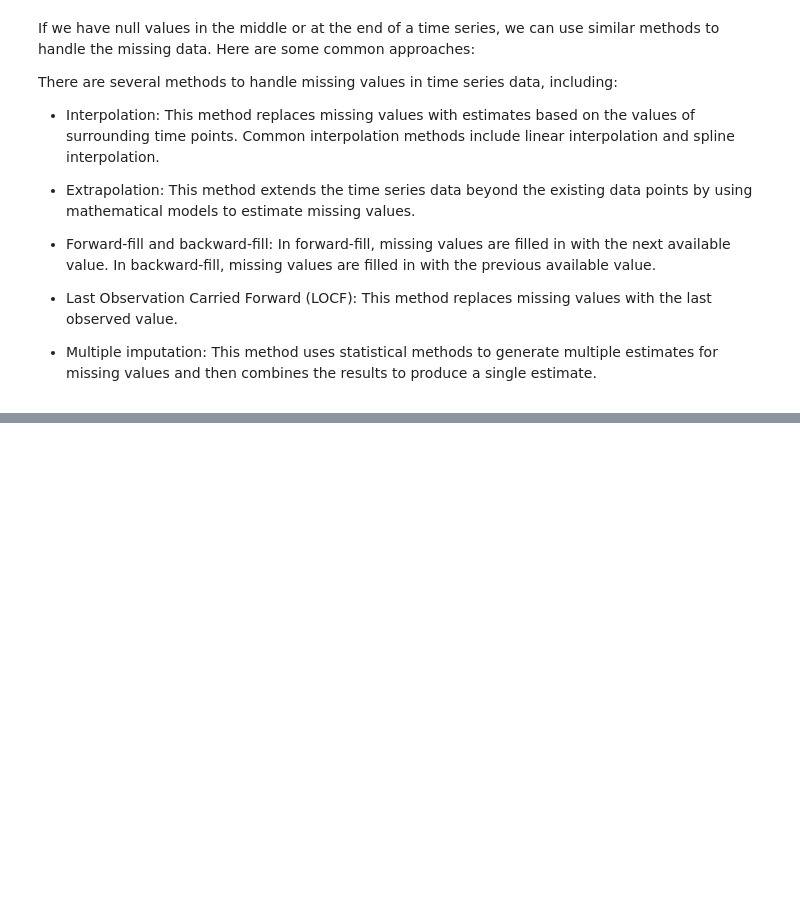
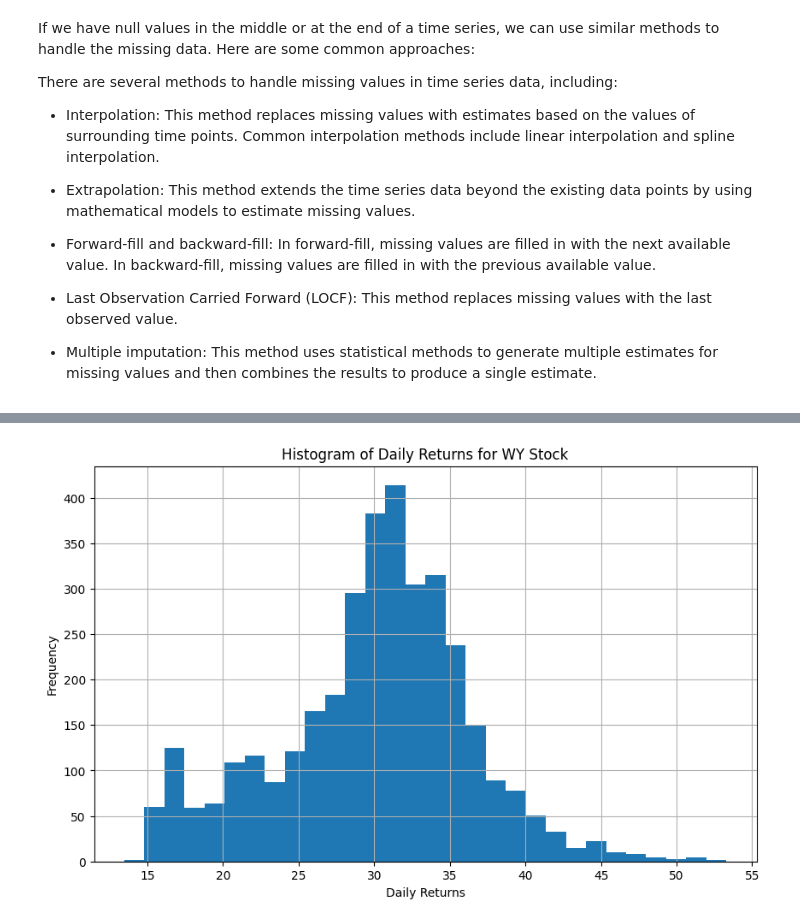
Before and after one commit to pooyaaf/Neural-Networks-Deep-Learning, a Jupyter notebook: Homework/HomeWork4/NNDL_HW4/Q1/Question_1_Time_series_prediction.ipynb, the cells around one changed output, grey strips where cells are left out. Saved outputs shown, nothing was run; the diff lists cells and outputs as text; code cells hidden in the pictures; blank space fills up the shorter version.

```diff
--- a/Homework/HomeWork4/NNDL_HW4/Q1/Question_1_Time_series_prediction.ipynb
+++ b/Homework/HomeWork4/NNDL_HW4/Q1/Question_1_Time_series_prediction.ipynb
@@ -156,0 +239,9 @@ Length: 1746, dtype: int64
+# %%
+plt.figure(figsize=(10, 6))
+(Raw_price_for_my_tickers['WY']['Close']).hist(bins=30)
+plt.title('Histogram of Daily Returns for WY Stock')
+plt.xlabel('Daily Returns')
+plt.ylabel('Frequency')
+plt.show()
+# %% [output]
+[figure, added]
```
Also changed, not shown: parts of 26 cells of this notebook.
